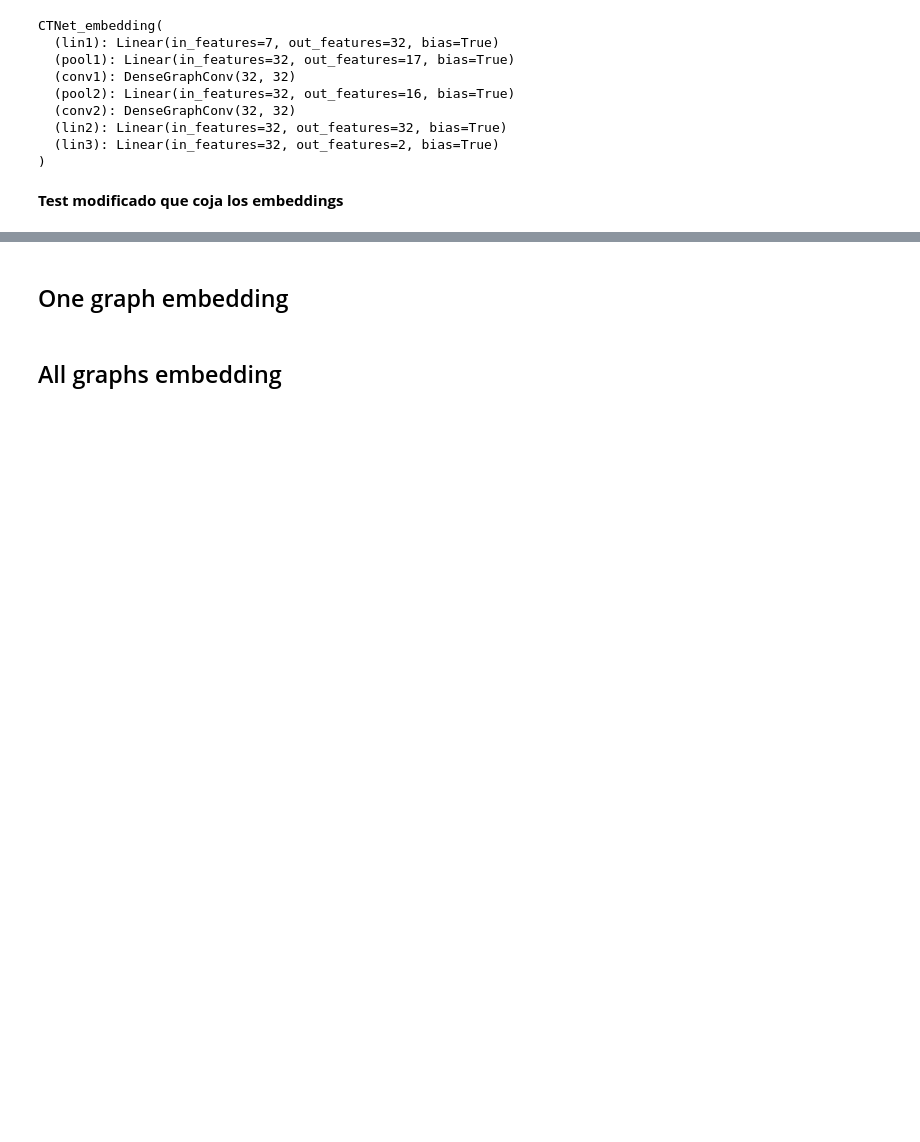
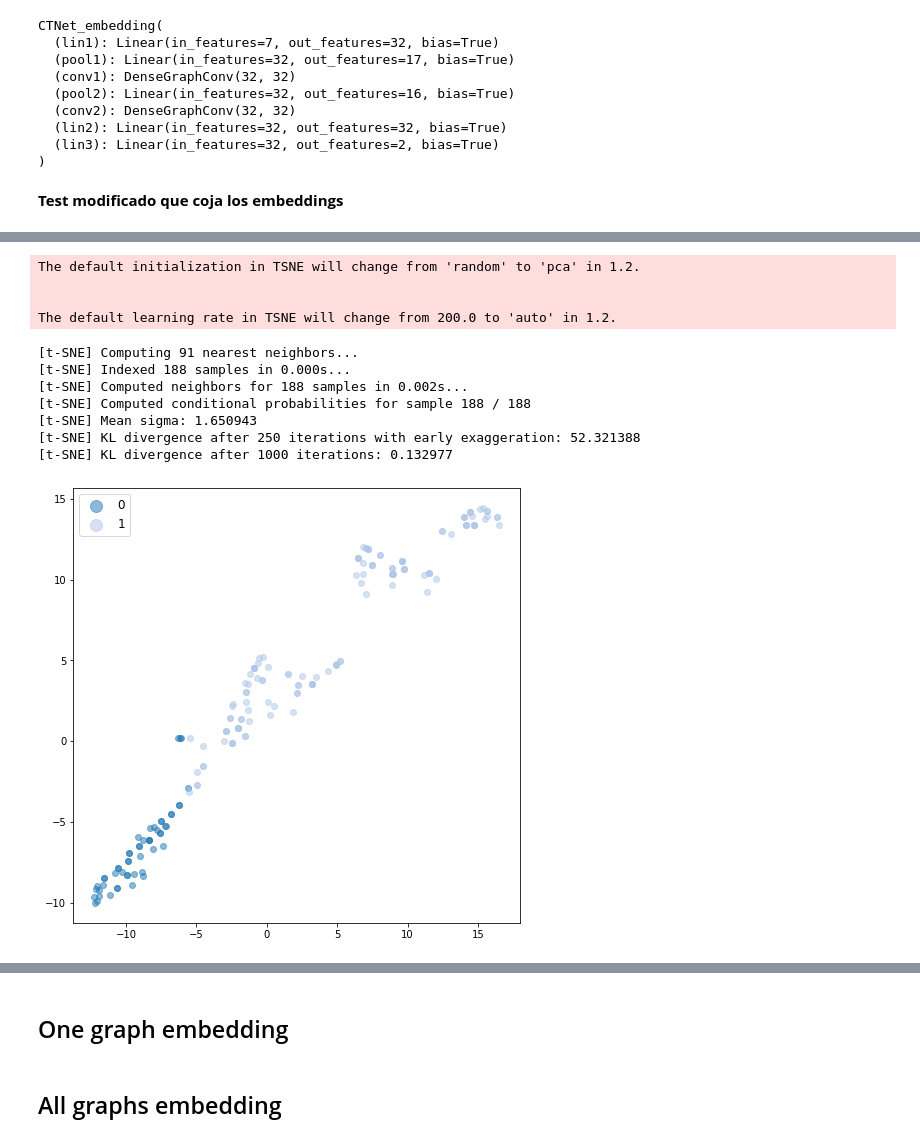
Before and after one commit to AdrianArnaiz/DiffWire, a Jupyter notebook: Figures_and_explanations.ipynb, the cells around one changed output, grey strips where cells are left out. Cells and saved outputs as stored; diff of their text form; code cells hidden in the pictures; blank space fills up the shorter version.

Commit message:
Implementada la visualización del embedding de MUTAG

```diff
--- a/Figures_and_explanations.ipynb
+++ b/Figures_and_explanations.ipynb
@@ -138,7 +152,7 @@ class CTNet_embedding(torch.nn.Module):
         self.conv2 = DenseGraphConv(hidden_channels, hidden_channels)
         self.lin2 = Linear(hidden_channels, hidden_channels) # MLPs towards out
         self.lin3 = Linear(hidden_channels, out_channels)
-
+        self.emb = torch.zeros(0)#Creamos la variable que recoge nuestros embedings
 
     def forward(self, x, edge_index, batch):    # x torch.Size([N, N]),  data.batch  torch.Size([661])
         # Make all adjacencies of size NxN
@@ -169,19 +183,22 @@ class CTNet_embedding(torch.nn.Module):
 
         # CONV2: Now on coarsened x and adj:
         x = self.conv2(x, adj) #out x torch.Size([20, 16, 32])
-        conv2 = x.clone()
+
 
         # Readout for each of the 20 graphs
         x = x.sum(dim=1) # x torch.Size([20, 32])
 
+        #Queremos esta x, por lo que nos la guardamos
+        self.emb = x
+
         # Final MLP for graph classification: hidden channels = 32
         x = F.relu(self.lin2(x)) # x torch.Size([20, 32])
         x = self.lin3(x) #x torch.Size([20, 2])
-        print(x.shape)
+        #print(x.shape)
 
         CT_loss = CT_loss + ortho_loss1
         mincut_loss = mincut_loss2 + ortho_loss2
-        return F.log_softmax(x, dim=-1), CT_loss, mincut_loss, conv2
+        return F.log_softmax(x, dim=-1), CT_loss, mincut_loss
 # %%
 model =  CTNet_embedding(dataset.num_features, dataset.num_classes, k_centers=num_of_centers).to(device)
 model.load_state_dict(torch.load(modelito, map_location=torch.device(device)))
@@ -227,0 +242,13 @@ torch.Size([28, 16, 32])
+# %%
+import numpy as np
+loss, acc,embeddings = test_embedd(model, loader, device)
+#print(embedings)
+#print(test_embeddings)
+print("Hwllo there",embeddings.shape)
+test_embeddings = embeddings
+#Ahora necesitamos quitar el primero que esta lleno de 0s
+#Solo faltaría cargarnos el batch
+test_embeddings_final = test_embeddings
+test_embeddings = test_embeddings
+print(test_embeddings_final.shape)
+len(test_predictions)
@@ -231,0 +263,30 @@ loss, acc
+# %%
+import matplotlib.pyplot as plt
+from sklearn.manifold import TSNE
+from matplotlib import cm
+test_embeddings = np.array(test_embeddings_final)
+test_predictions = np.array(test_predictions)
+tsne = TSNE(2, verbose=1)
+tsne_proj = tsne.fit_transform(test_embeddings)
+# Plot those points as a scatter plot and label them based on the pred labels
+cmap = cm.get_cmap('tab20')
+fig, ax = plt.subplots(figsize=(8,8))
+num_categories = 2
+for lab in range(num_categories):
+    indices = test_predictions==lab
+    ax.scatter(tsne_proj[indices,0],tsne_proj[indices,1], c=np.array(cmap(lab)).reshape(1,4), label = lab ,alpha=0.5)
+ax.legend(fontsize='large', markerscale=2)
+plt.show()
+# %% [output]
+The default initialization in TSNE will change from 'random' to 'pca' in 1.2.
+
+
+The default learning rate in TSNE will change from 200.0 to 'auto' in 1.2.
+[t-SNE] Computing 91 nearest neighbors...
+[t-SNE] Indexed 188 samples in 0.000s...
+[t-SNE] Computed neighbors for 188 samples in 0.002s...
+[t-SNE] Computed conditional probabilities for sample 188 / 188
+[t-SNE] Mean sigma: 1.650943
+[t-SNE] KL divergence after 250 iterations with early exaggeration: 52.321388
+[t-SNE] KL divergence after 1000 iterations: 0.132977
+[figure, added]
```
Also changed, not shown: parts of 10 cells of this notebook.
